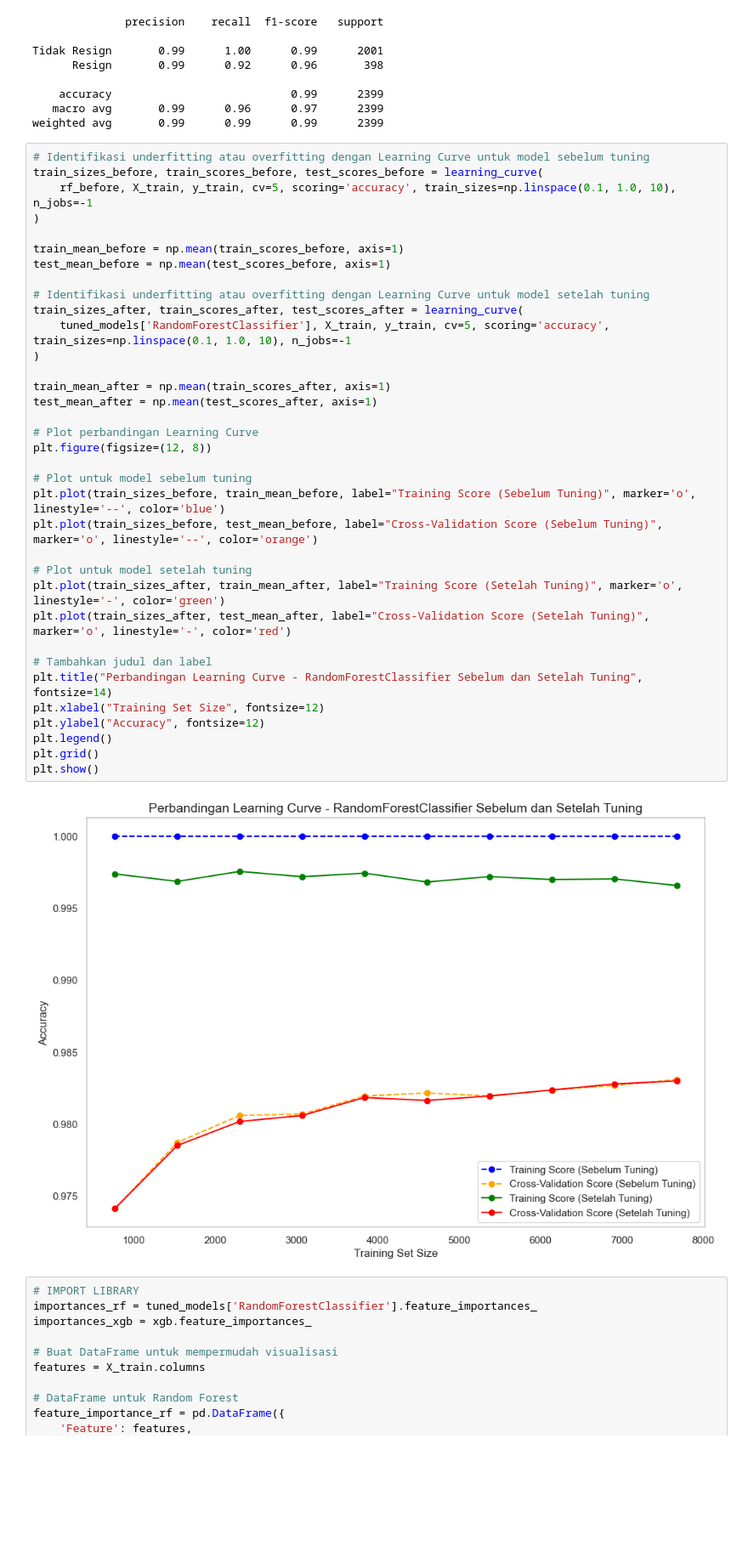
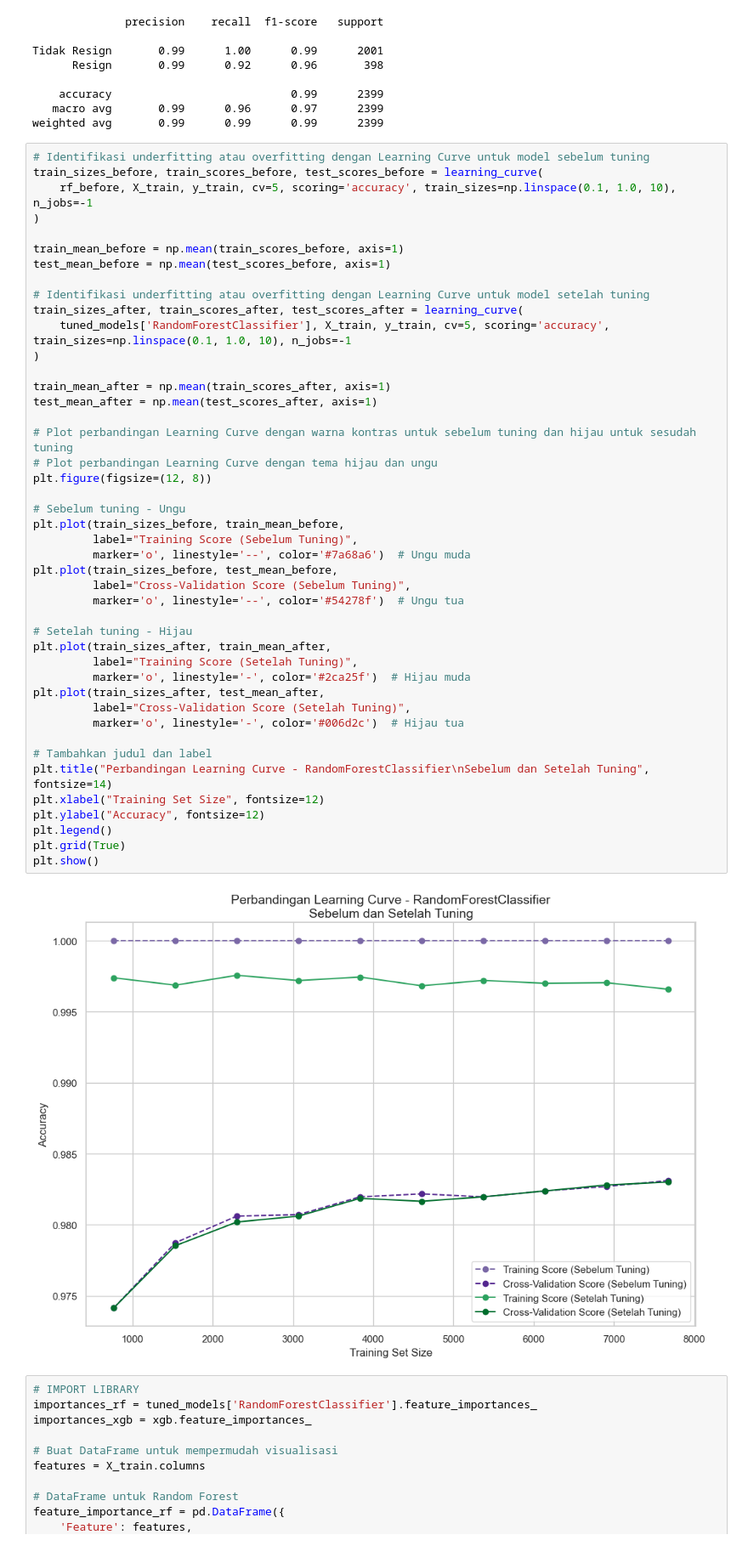
Before and after one commit to drewjd27/predictiveAnalysis_HrAnalyticsJobPrediction, a Jupyter notebook: notebook.ipynb, the cells around one changed output. Shown at 85% size. Saved outputs shown, nothing was run; the diff lists cells and outputs as text; blank space fills up the shorter version.

```diff
--- a/notebook.ipynb
+++ b/notebook.ipynb
@@ -1509,40 +1507,49 @@ weighted avg       0.99      0.99      0.99      2399
 # %%
 # Identifikasi underfitting atau overfitting dengan Learning Curve untuk model sebelum tuning
 train_sizes_before, train_scores_before, test_scores_before = learning_curve(
     rf_before, X_train, y_train, cv=5, scoring='accuracy', train_sizes=np.linspace(0.1, 1.0, 10), n_jobs=-1
 )
 
 train_mean_before = np.mean(train_scores_before, axis=1)
 test_mean_before = np.mean(test_scores_before, axis=1)
 
 # Identifikasi underfitting atau overfitting dengan Learning Curve untuk model setelah tuning
 train_sizes_after, train_scores_after, test_scores_after = learning_curve(
     tuned_models['RandomForestClassifier'], X_train, y_train, cv=5, scoring='accuracy', train_sizes=np.linspace(0.1, 1.0, 10), n_jobs=-1
 )
 
 train_mean_after = np.mean(train_scores_after, axis=1)
 test_mean_after = np.mean(test_scores_after, axis=1)
 
-# Plot perbandingan Learning Curve
+# Plot perbandingan Learning Curve dengan warna kontras untuk sebelum tuning dan hijau untuk sesudah tuning
+# Plot perbandingan Learning Curve dengan tema hijau dan ungu
 plt.figure(figsize=(12, 8))
 
-# Plot untuk model sebelum tuning
-plt.plot(train_sizes_before, train_mean_before, label="Training Score (Sebelum Tuning)", marker='o', linestyle='--', color='blue')
-plt.plot(train_sizes_before, test_mean_before, label="Cross-Validation Score (Sebelum Tuning)", marker='o', linestyle='--', color='orange')
+# Sebelum tuning - Ungu
+plt.plot(train_sizes_before, train_mean_before,
+         label="Training Score (Sebelum Tuning)",
+         marker='o', linestyle='--', color='#7a68a6')  # Ungu muda
+plt.plot(train_sizes_before, test_mean_before,
+         label="Cross-Validation Score (Sebelum Tuning)",
+         marker='o', linestyle='--', color='#54278f')  # Ungu tua
 
-# Plot untuk model setelah tuning
-plt.plot(train_sizes_after, train_mean_after, label="Training Score (Setelah Tuning)", marker='o', linestyle='-', color='green')
-plt.plot(train_sizes_after, test_mean_after, label="Cross-Validation Score (Setelah Tuning)", marker='o', linestyle='-', color='red')
+# Setelah tuning - Hijau
+plt.plot(train_sizes_after, train_mean_after,
+         label="Training Score (Setelah Tuning)",
+         marker='o', linestyle='-', color='#2ca25f')  # Hijau muda
+plt.plot(train_sizes_after, test_mean_after,
+         label="Cross-Validation Score (Setelah Tuning)",
+         marker='o', linestyle='-', color='#006d2c')  # Hijau tua
 
 # Tambahkan judul dan label
-plt.title("Perbandingan Learning Curve - RandomForestClassifier Sebelum dan Setelah Tuning", fontsize=14)
+plt.title("Perbandingan Learning Curve - RandomForestClassifier\nSebelum dan Setelah Tuning", fontsize=14)
 plt.xlabel("Training Set Size", fontsize=12)
 plt.ylabel("Accuracy", fontsize=12)
 plt.legend()
-plt.grid()
+plt.grid(True)
 plt.show()
 # %% [output]
-[figure, old version]
+[figure, new version]
 # %%
 # IMPORT LIBRARY
 importances_rf = tuned_models['RandomForestClassifier'].feature_importances_
```
Also changed, not shown: parts of 9 cells of this notebook, 23 other files.
